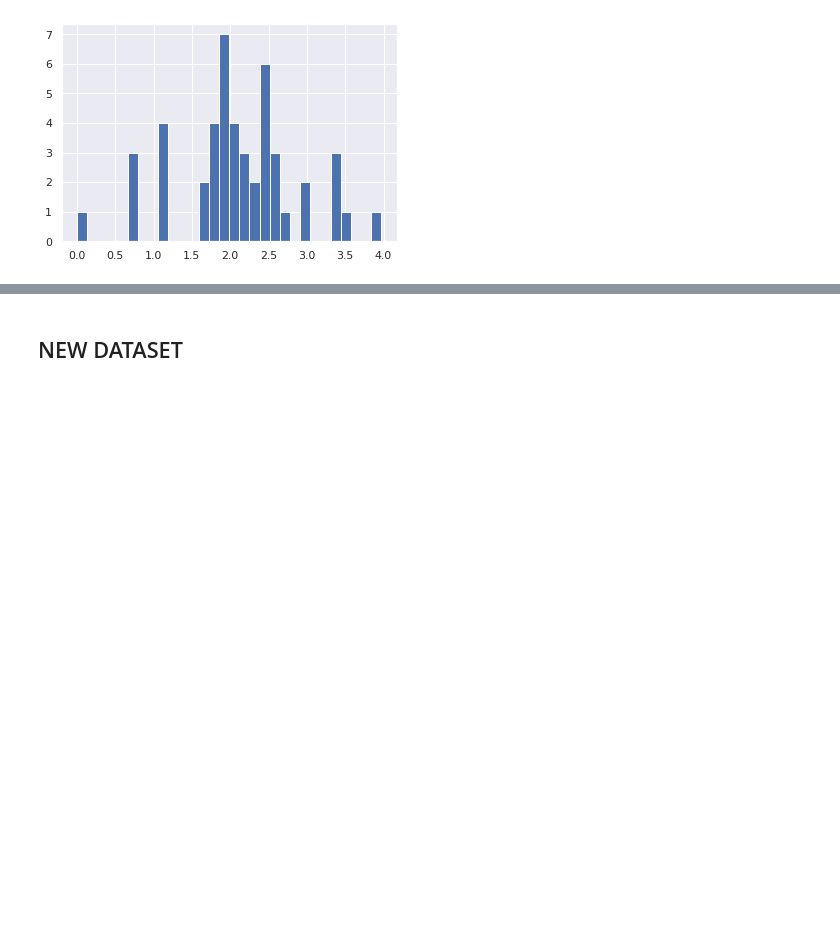
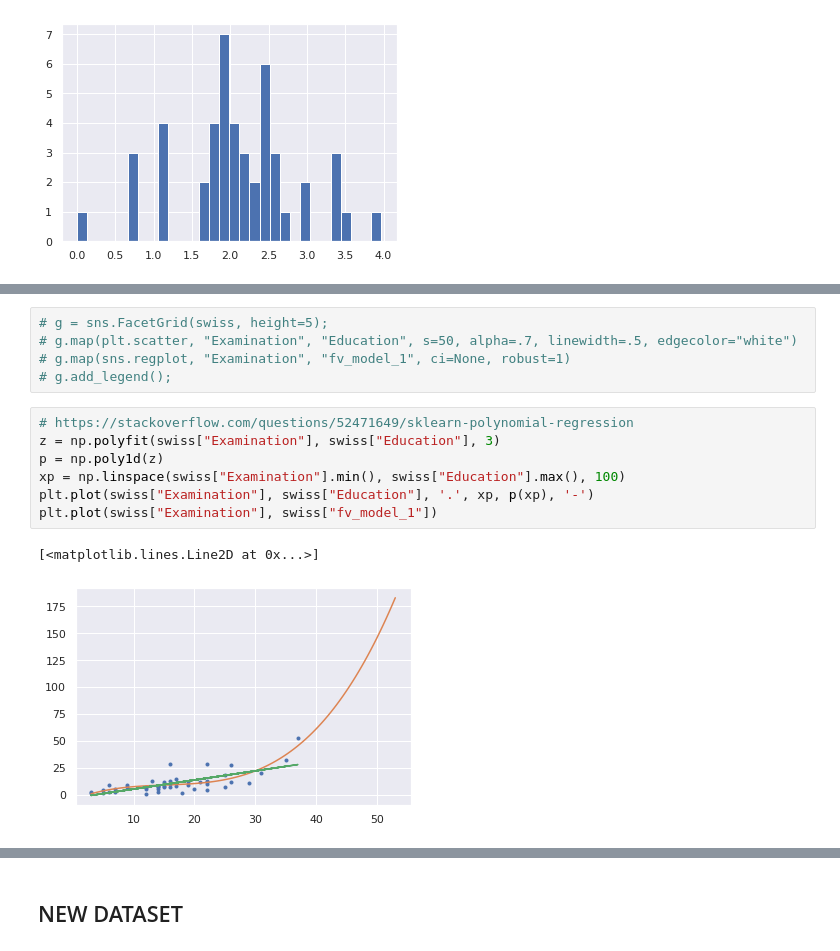
Before and after one commit to Osfory/Statistical_and_Data_Analysis_Test_area, a Jupyter notebook: Python/Common_methods_of_data_analysis.ipynb, the cells around one changed output, grey strips where cells are left out. Drawn from its saved outputs; the diff is of its cells as text; blank space fills up the shorter version.

Commit message:
Verifying the Assumptions of Linear Regression

```diff
--- a/Python/Common_methods_of_data_analysis.ipynb
+++ b/Python/Common_methods_of_data_analysis.ipynb
@@ -1311,0 +1436,15 @@ np.log(swiss["Education"]).hist(bins=30)
+# %%
+# g = sns.FacetGrid(swiss, height=5);
+# g.map(plt.scatter, "Examination", "Education", s=50, alpha=.7, linewidth=.5, edgecolor="white")
+# g.map(sns.regplot, "Examination", "fv_model_1", ci=None, robust=1)
+# g.add_legend();
+# %%
+# https://stackoverflow.com/questions/52471649/sklearn-polynomial-regression
+z = np.polyfit(swiss["Examination"], swiss["Education"], 3)
+p = np.poly1d(z)
+xp = np.linspace(swiss["Examination"].min(), swiss["Education"].max(), 100)
+plt.plot(swiss["Examination"], swiss["Education"], '.', xp, p(xp), '-')
+plt.plot(swiss["Examination"], swiss["fv_model_1"])
+# %% [output]
+[<matplotlib.lines.Line2D at 0x...>]
+[figure, added]
```
Also changed, not shown: parts of 133 cells of this notebook.
